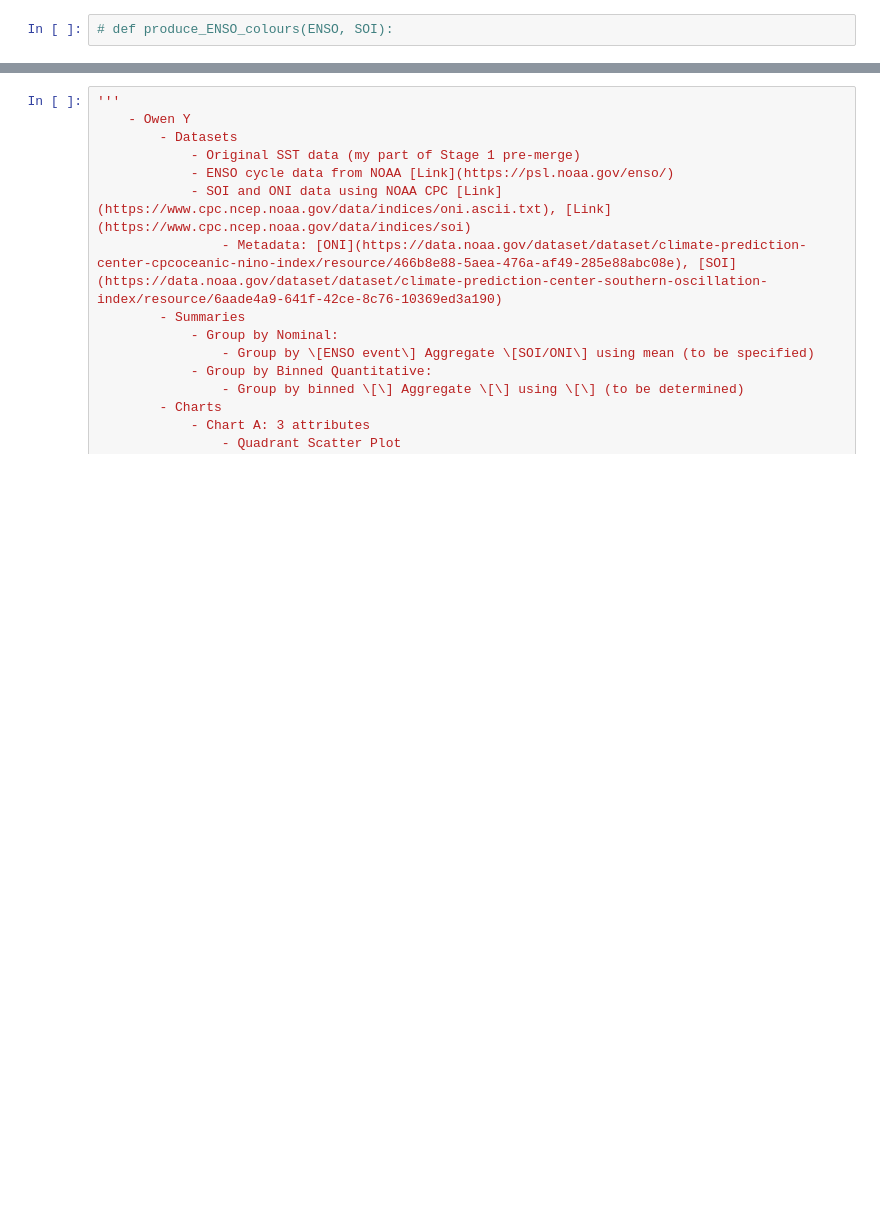
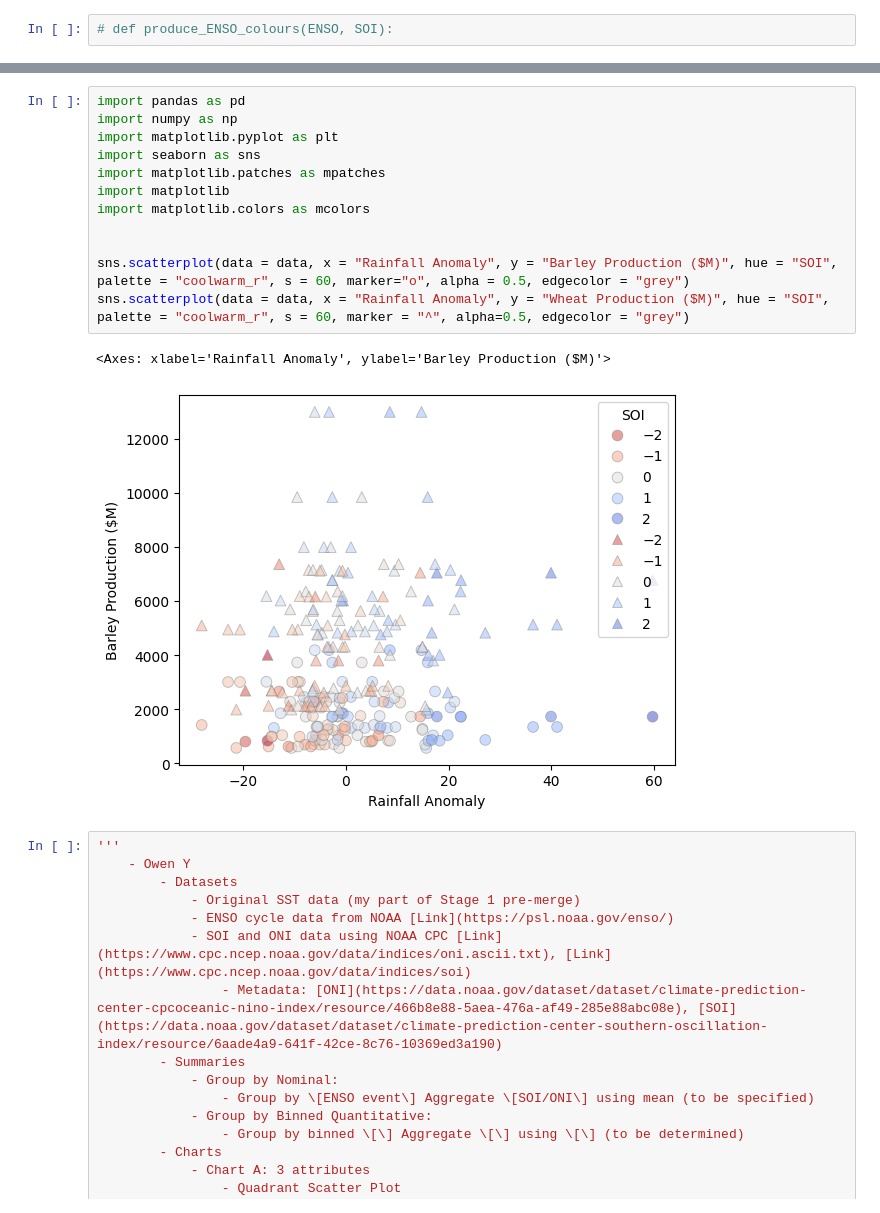
Before and after one commit to owng25/DATA1902-Stage-2, a Jupyter notebook: Code/Owen_Y/main.ipynb, the cells around one changed output, grey strips where cells are left out. Cells and saved outputs as stored; diff of their text form; blank space fills up the shorter version.

```diff
--- a/Code/Owen_Y/main.ipynb
+++ b/Code/Owen_Y/main.ipynb
@@ -87,3 +87,18 @@ plt.show()
+# %%
+import pandas as pd
+import numpy as np
+import matplotlib.pyplot as plt
+import seaborn as sns
+import matplotlib.patches as mpatches
+import matplotlib
+import matplotlib.colors as mcolors
+
+
+sns.scatterplot(data = data, x = "Rainfall Anomaly", y = "Barley Production ($M)", hue = "SOI", palette = "coolwarm_r", s = 60, marker="o", alpha = 0.5, edgecolor = "grey")
+sns.scatterplot(data = data, x = "Rainfall Anomaly", y = "Wheat Production ($M)", hue = "SOI", palette = "coolwarm_r", s = 60, marker = "^", alpha=0.5, edgecolor = "grey")
+# %% [output]
+<Axes: xlabel='Rainfall Anomaly', ylabel='Barley Production ($M)'>
+[figure, added]
 # %%
 '''
     - Owen Y
```
Also changed, not shown: parts of 4 cells of this notebook, 1 other file.
